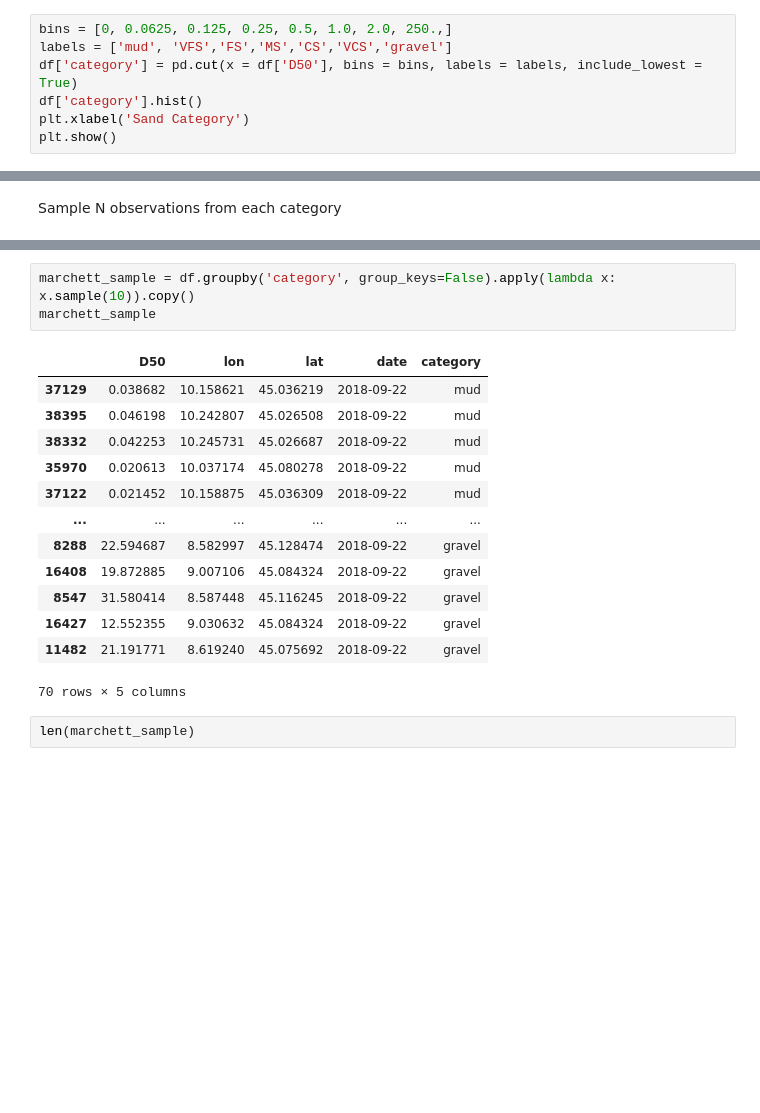
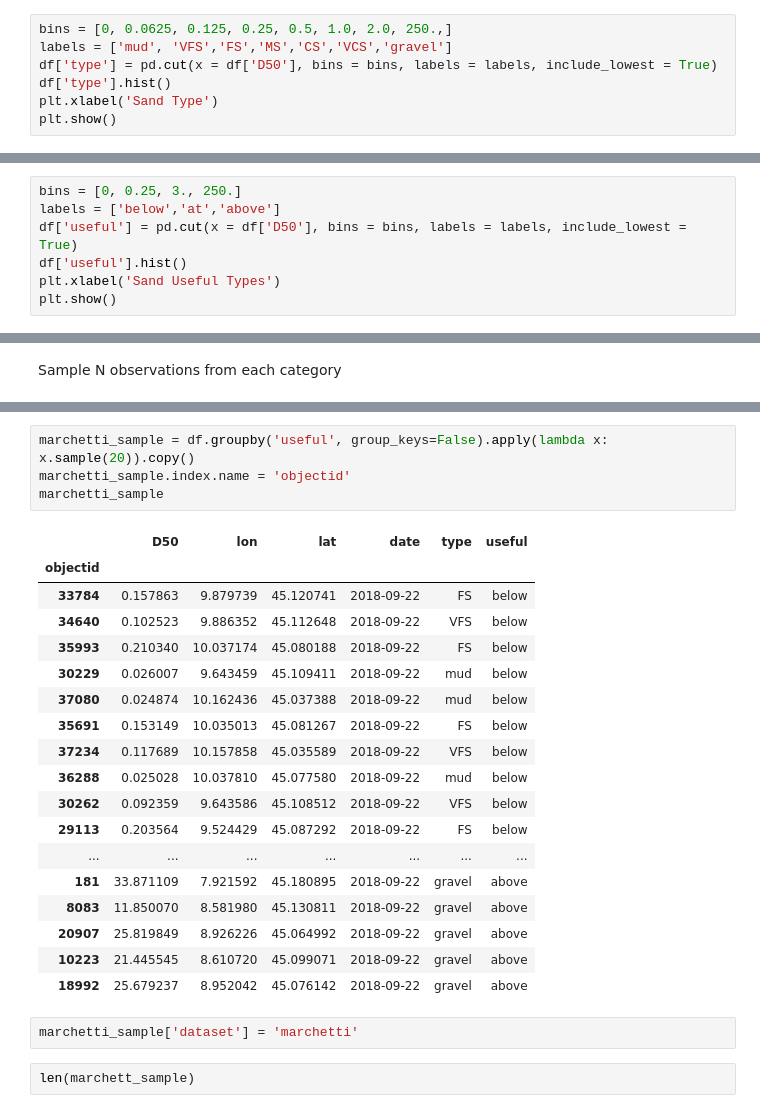
Before and after one commit to BerkeleySandProject/py-sand-mapping, a Jupyter notebook: spectral/marchetti/marchetti-sampling.ipynb, the cells around one changed output, grey strips where cells are left out. Drawn from its saved outputs; the diff is of its cells as text; blank space fills up the shorter version.

```diff
--- a/spectral/marchetti/marchetti-sampling.ipynb
+++ b/spectral/marchetti/marchetti-sampling.ipynb
@@ -72,8 +72,8 @@ df
 # %%
 bins = [0, 0.0625, 0.125, 0.25, 0.5, 1.0, 2.0, 250.,]
 labels = ['mud', 'VFS','FS','MS','CS','VCS','gravel']
-df['category'] = pd.cut(x = df['D50'], bins = bins, labels = labels, include_lowest = True)
-df['category'].hist()
-plt.xlabel('Sand Category')
+df['type'] = pd.cut(x = df['D50'], bins = bins, labels = labels, include_lowest = True)
+df['type'].hist()
+plt.xlabel('Sand Type')
 plt.show()
 # %% [output]
@@ -80,0 +87,7 @@ plt.show()
+# %%
+bins = [0, 0.25, 3., 250.]
+labels = ['below','at','above']
+df['useful'] = pd.cut(x = df['D50'], bins = bins, labels = labels, include_lowest = True)
+df['useful'].hist()
+plt.xlabel('Sand Useful Types')
+plt.show()
@@ -83,20 +108,28 @@ Sample N observations from each category
 # %%
-marchett_sample = df.groupby('category', group_keys=False).apply(lambda x: x.sample(10)).copy()
-marchett_sample
+marchetti_sample = df.groupby('useful', group_keys=False).apply(lambda x: x.sample(20)).copy()
+marchetti_sample.index.name = 'objectid'
+marchetti_sample
 # %% [output]
-|  | D50 | lon | lat | date | category |
-| 37129 | 0.038682 | 10.158621 | 45.036219 | 2018-09-22 | mud |
-| 38395 | 0.046198 | 10.242807 | 45.026508 | 2018-09-22 | mud |
-| 38332 | 0.042253 | 10.245731 | 45.026687 | 2018-09-22 | mud |
-| 35970 | 0.020613 | 10.037174 | 45.080278 | 2018-09-22 | mud |
-| 37122 | 0.021452 | 10.158875 | 45.036309 | 2018-09-22 | mud |
-| ... | ... | ... | ... | ... | ... |
-| 8288 | 22.594687 | 8.582997 | 45.128474 | 2018-09-22 | gravel |
-| 16408 | 19.872885 | 9.007106 | 45.084324 | 2018-09-22 | gravel |
-| 8547 | 31.580414 | 8.587448 | 45.116245 | 2018-09-22 | gravel |
-| 16427 | 12.552355 | 9.030632 | 45.084324 | 2018-09-22 | gravel |
-| 11482 | 21.191771 | 8.619240 | 45.075692 | 2018-09-22 | gravel |
+|  | D50 | lon | lat | date | type | useful |
+| objectid |  |  |  |  |  |  |
+| 33784 | 0.157863 | 9.879739 | 45.120741 | 2018-09-22 | FS | below |
+| 34640 | 0.102523 | 9.886352 | 45.112648 | 2018-09-22 | VFS | below |
+| 35993 | 0.210340 | 10.037174 | 45.080188 | 2018-09-22 | FS | below |
+| 30229 | 0.026007 | 9.643459 | 45.109411 | 2018-09-22 | mud | below |
+| 37080 | 0.024874 | 10.162436 | 45.037388 | 2018-09-22 | mud | below |
+| 35691 | 0.153149 | 10.035013 | 45.081267 | 2018-09-22 | FS | below |
+| 37234 | 0.117689 | 10.157858 | 45.035589 | 2018-09-22 | VFS | below |
+| 36288 | 0.025028 | 10.037810 | 45.077580 | 2018-09-22 | mud | below |
+| 30262 | 0.092359 | 9.643586 | 45.108512 | 2018-09-22 | VFS | below |
+| 29113 | 0.203564 | 9.524429 | 45.087292 | 2018-09-22 | FS | below |
+| ... | ... | ... | ... | ... | ... | ... |
+| 181 | 33.871109 | 7.921592 | 45.180895 | 2018-09-22 | gravel | above |
+| 8083 | 11.850070 | 8.581980 | 45.130811 | 2018-09-22 | gravel | above |
+| 20907 | 25.819849 | 8.926226 | 45.064992 | 2018-09-22 | gravel | above |
+| 10223 | 21.445545 | 8.610720 | 45.099071 | 2018-09-22 | gravel | above |
+| 18992 | 25.679237 | 8.952042 | 45.076142 | 2018-09-22 | gravel | above |
-70 rows × 5 columns
+# %%
+marchetti_sample['dataset'] = 'marchetti'
 # %%
 len(marchett_sample)
 # %% [output]
```
Also changed, not shown: parts of 26 cells of this notebook, 2 other files.
